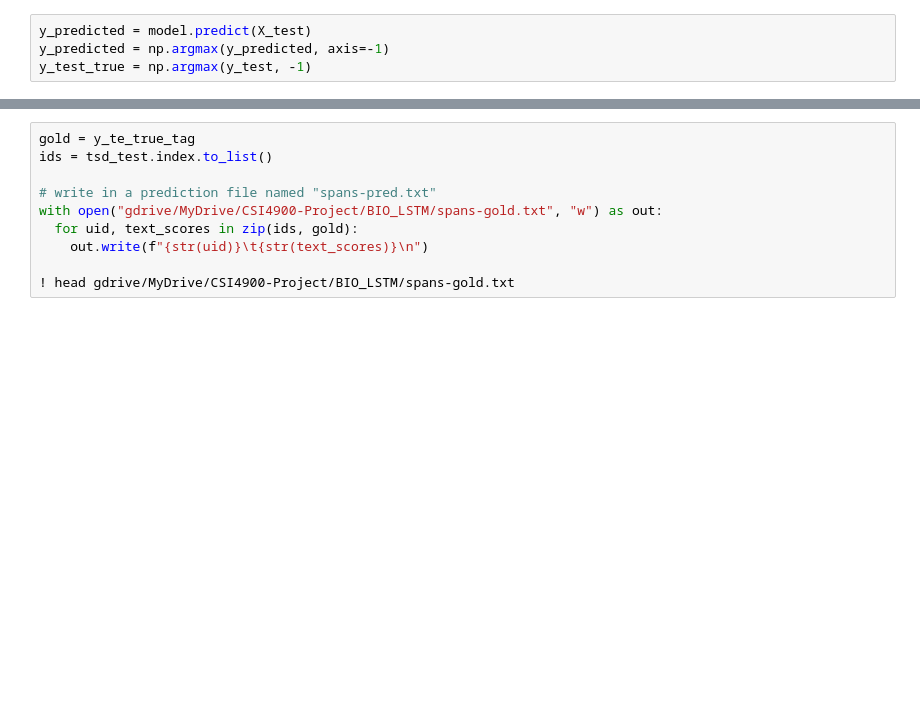
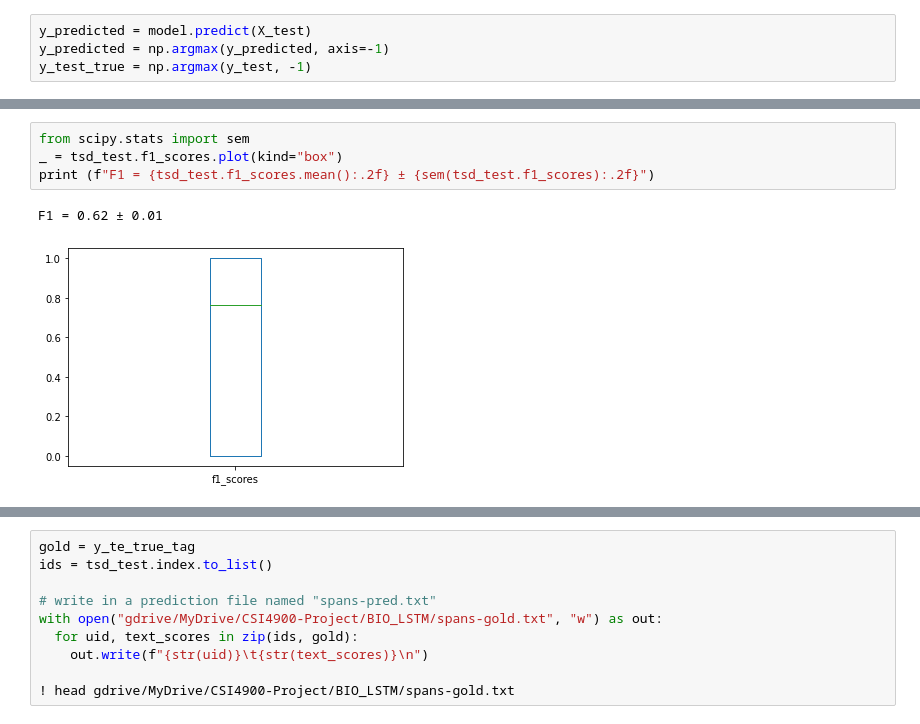
Before and after one commit to KaishuoWang/Toxic-Span-Detection, a Jupyter notebook: BIO_LSTM/BIO_LSTM.ipynb, the cells around one changed output, grey strips where cells are left out. Drawn from its saved outputs; the diff is of its cells as text; blank space fills up the shorter version.

```diff
--- a/BIO_LSTM/BIO_LSTM.ipynb
+++ b/BIO_LSTM/BIO_LSTM.ipynb
@@ -433,0 +550,7 @@ print(y_te_true_tag[0])
+# %%
+from scipy.stats import sem
+_ = tsd_test.f1_scores.plot(kind="box")
+print (f"F1 = {tsd_test.f1_scores.mean():.2f} ± {sem(tsd_test.f1_scores):.2f}")
+# %% [output]
+F1 = 0.62 ± 0.01
+[figure, added]
```
Also changed, not shown: parts of 19 cells of this notebook, 6 other files.
